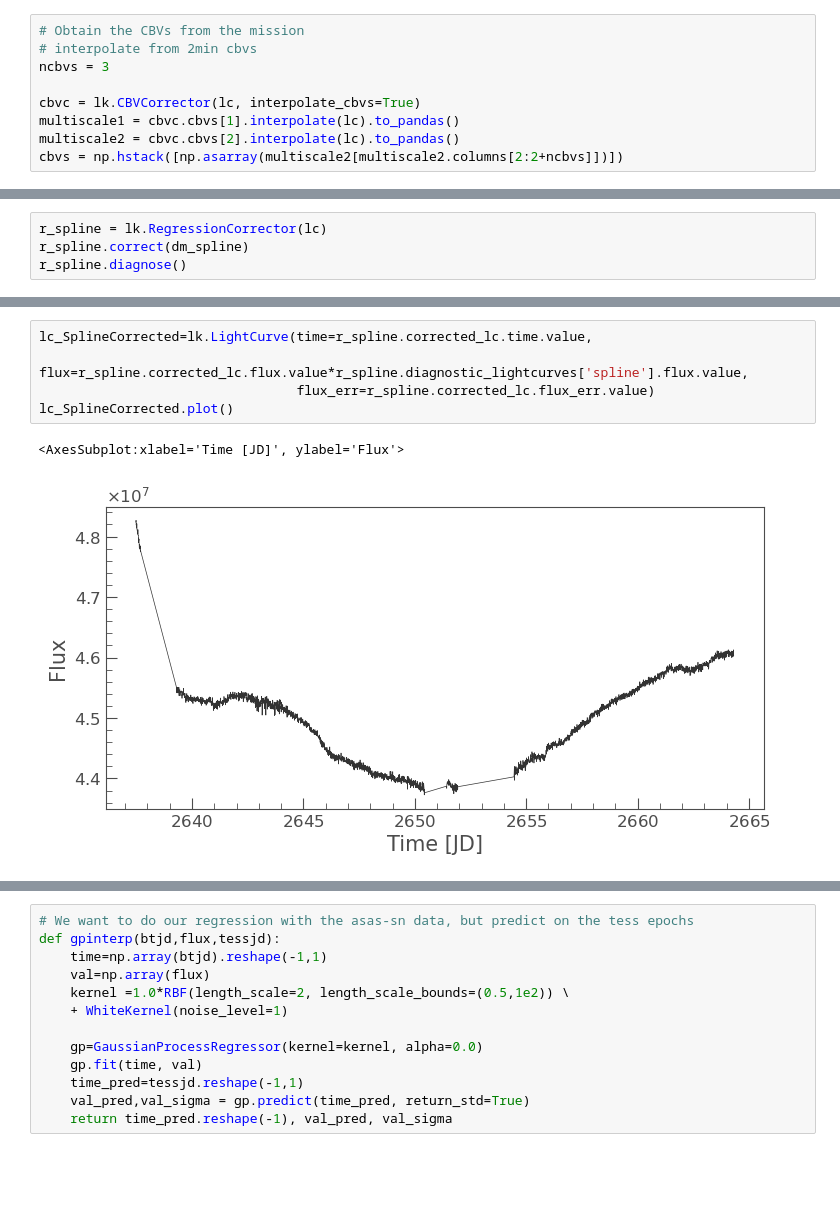
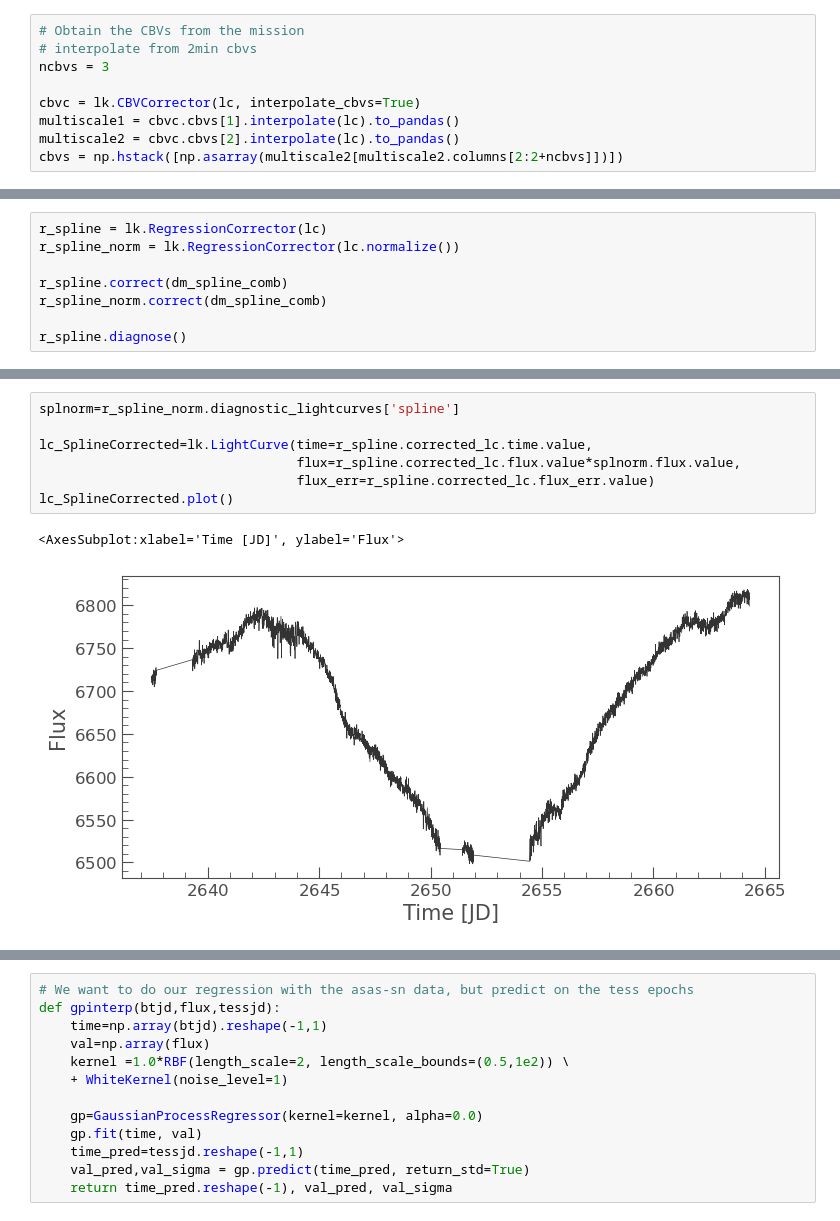
Before and after one commit to tylerapritchard/TESSGI_Tut_NGC4151, a Jupyter notebook: NGC4151_modelfit.ipynb, the cells around one changed output, grey strips where cells are left out. Saved outputs shown, nothing was run; the diff lists cells and outputs as text; blank space fills up the shorter version.

```diff
--- a/NGC4151_modelfit.ipynb
+++ b/NGC4151_modelfit.ipynb
@@ -80,6 +107,10 @@ dm_spline = lk.DesignMatrixCollection([dm1, dm2,dm5.append_constant()])
 # %%
 r_spline = lk.RegressionCorrector(lc)
-r_spline.correct(dm_spline)
+r_spline_norm = lk.RegressionCorrector(lc.normalize())
+
+r_spline.correct(dm_spline_comb)
+r_spline_norm.correct(dm_spline_comb)
+
 r_spline.diagnose()
 # %% [output]
 array([<AxesSubplot:ylabel='Flux [$\\mathrm{e^{-}\\,s^{-1}}$]'>,
@@ -92,11 +123,13 @@ there's still an edge effect, need to fix, but general idea stands
 # %%
+splnorm=r_spline_norm.diagnostic_lightcurves['spline']
+
 lc_SplineCorrected=lk.LightCurve(time=r_spline.corrected_lc.time.value,
-                                 flux=r_spline.corrected_lc.flux.value*r_spline.diagnostic_lightcurves['spline'].flux.value,
+                                 flux=r_spline.corrected_lc.flux.value*splnorm.flux.value,
                                  flux_err=r_spline.corrected_lc.flux_err.value)
 lc_SplineCorrected.plot()
 # %% [output]
 <AxesSubplot:xlabel='Time [JD]', ylabel='Flux'>
-[figure, old version]
+[figure, new version]
 # %%
 with plt.style.context(MPLSTYLE):
     fig, ax = plt.subplots()
```
Also changed, not shown: parts of 39 cells of this notebook.
